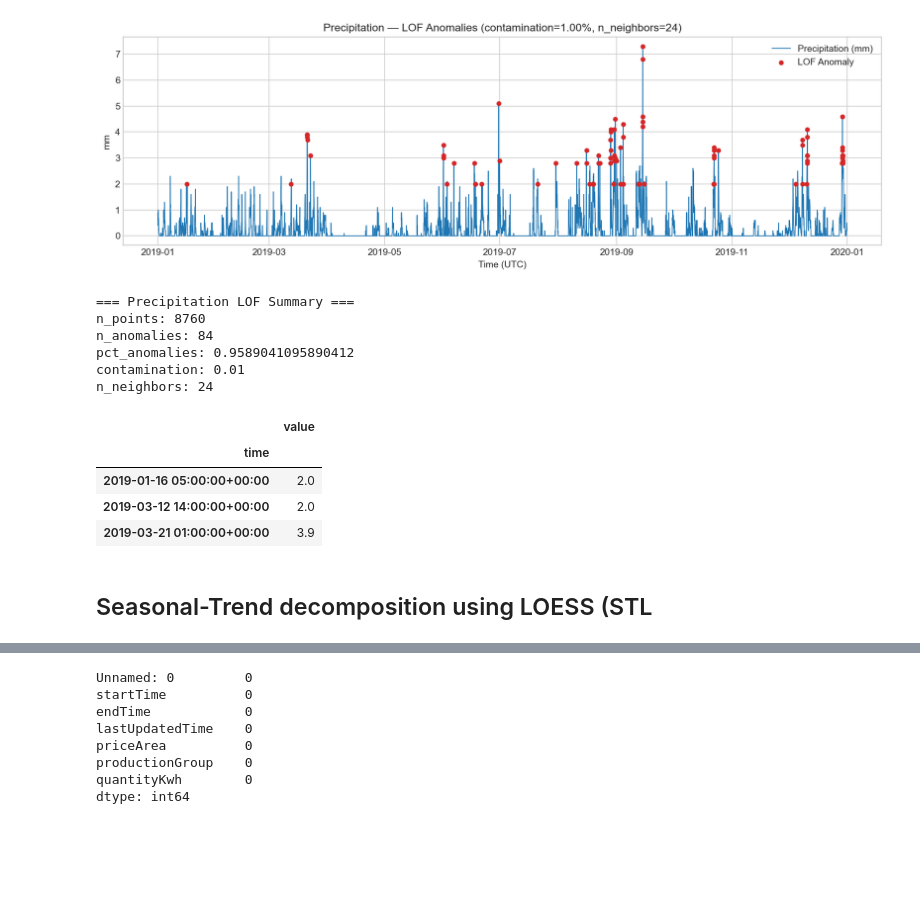
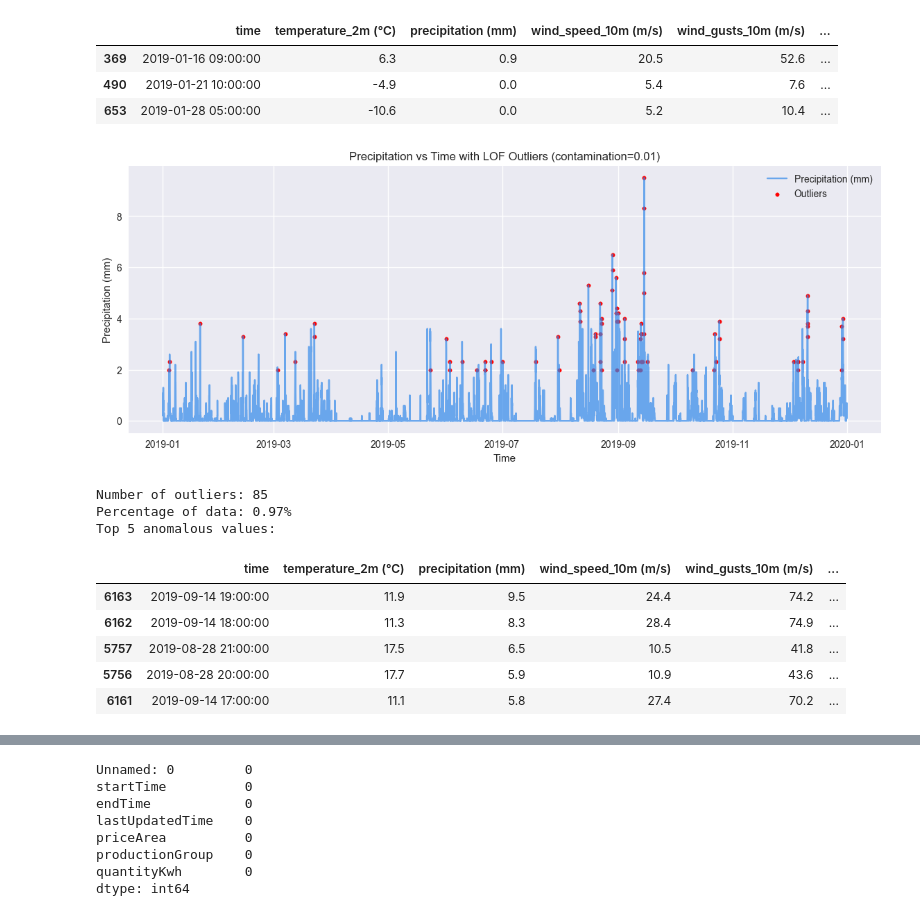
Before and after one commit to MajedAlmnety/IND320-Project-Part1, a Jupyter notebook: notebook/project_work_part3.ipynb, the cells around one changed output, grey strips where cells are left out. Saved outputs shown, nothing was run; the diff lists cells and outputs as text; code cells hidden in the pictures; blank space fills up the shorter version.

```diff
--- a/notebook/project_work_part3.ipynb
+++ b/notebook/project_work_part3.ipynb
@@ -143,28 +165,0 @@ df_bergen_2019.to_csv("bergen_2019.csv")
-# %%
-
-import numpy as np
-import pandas as pd
-import matplotlib.pyplot as plt
-from scipy.fftpack import dct, idct
-from sklearn.neighbors import LocalOutlierFactor
-
-# clean seaborn style for plots
-plt.style.use("seaborn-v0_8-whitegrid")
-
-# Robust standard deviation using Median Absolute Deviation (MAD)
-def robust_sigma(x: np.ndarray) -> float:
-    """Compute robust std: sigma ≈ 1.4826 * MAD (0 if MAD==0)."""
-    x = np.asarray(x, dtype=float)
-    med = np.median(x)
-    mad = np.median(np.abs(x - med))
-    return 1.4826 * mad if mad > 0 else 0.0
-
-# Data checks / Guards
-# Ensure Bergen 2019 data is loaded
-if 'df_bergen_2019' not in globals():
-    raise RuntimeError("df_bergen_2019 not found. Load Bergen 2019 first.")
-
-# Ensure required columns exist
-for col in ["temperature_2m", "precipitation"]:
-    if col not in df_bergen_2019.columns:
-        raise RuntimeError(f"Missing column '{col}' in df_bergen_2019. Available: {list(df_bergen_2019.columns)}")
@@ -421,0 +250,7 @@ def precipitation_anomalies_lof(
+# %%
+outliers_bergen.head(3)
+# %% [output]
+|  | time | temperature_2m (°C) | precipitation (mm) | wind_speed_10m (m/s) | wind_gusts_10m (m/s) | ... |
+| 369 | 2019-01-16 09:00:00 | 6.3 | 0.9 | 20.5 | 52.6 | ... |
+| 490 | 2019-01-21 10:00:00 | -4.9 | 0.0 | 5.4 | 7.6 | ... |
+| 653 | 2019-01-28 05:00:00 | -10.6 | 0.0 | 5.2 | 10.4 | ... |
@@ -422,30 +315,19 @@ def precipitation_anomalies_lof(
 # %%
-#  Test LOF Function
-fig_p, precip_anoms, precip_stats = precipitation_anomalies_lof(
+# Test the function on Bergen 2019 data
+
+outliers_precip = plot_precipitation_anomalies(
     df_bergen_2019,
-    column="precipitation",
-    contamination=0.01,
-    n_neighbors=24
+    column="precipitation (mm)",
+    contamination=0.01
 )
-plt.show()
 # %% [output]
-[figure, old version]
+[figure, new version]
+Number of outliers: 85
+Percentage of data: 0.97%
+Top 5 anomalous values:
+|  | time | temperature_2m (°C) | precipitation (mm) | wind_speed_10m (m/s) | wind_gusts_10m (m/s) | ... |
+| 6163 | 2019-09-14 19:00:00 | 11.9 | 9.5 | 24.4 | 74.2 | ... |
+| 6162 | 2019-09-14 18:00:00 | 11.3 | 8.3 | 28.4 | 74.9 | ... |
+| 5757 | 2019-08-28 21:00:00 | 17.5 | 6.5 | 10.5 | 41.8 | ... |
+| 5756 | 2019-08-28 20:00:00 | 17.7 | 5.9 | 10.9 | 43.6 | ... |
+| 6161 | 2019-09-14 17:00:00 | 11.1 | 5.8 | 27.4 | 70.2 | ... |
-# %%
-print("=== Precipitation LOF Summary ===")
-for k, v in precip_stats.items():
-    print(f"{k}: {v}")
-display(precip_anoms.head(3))
-# %% [output]
-=== Precipitation LOF Summary ===
-n_points: 8760
-n_anomalies: 84
-pct_anomalies: 0.9589041095890412
-contamination: 0.01
-n_neighbors: 24
-|  | value |
-| time |  |
-| 2019-01-16 05:00:00+00:00 | 2.0 |
-| 2019-03-12 14:00:00+00:00 | 2.0 |
-| 2019-03-21 01:00:00+00:00 | 3.9 |
-# %% [markdown]
-## Seasonal-Trend decomposition using LOESS (STL
```
Also changed, not shown: parts of 41 cells of this notebook, 13 other files.
